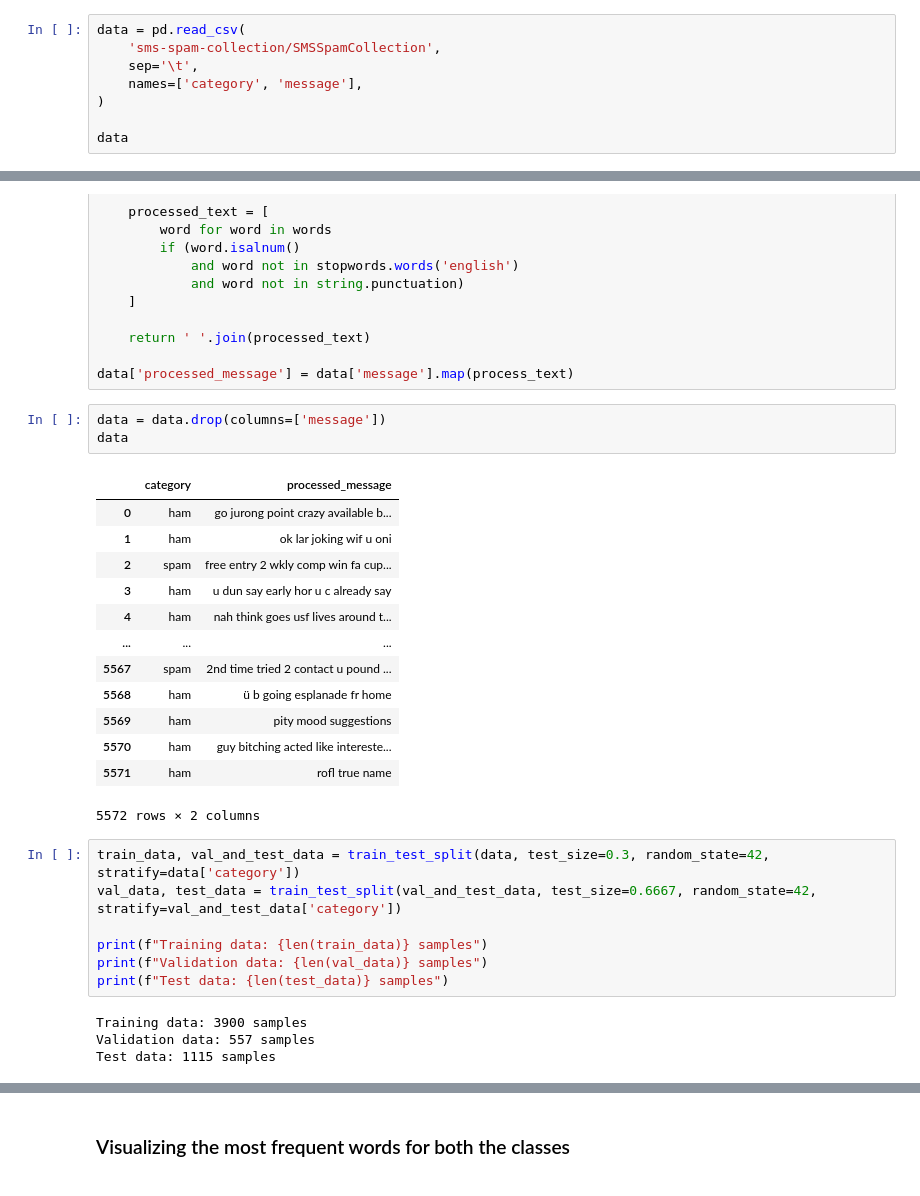
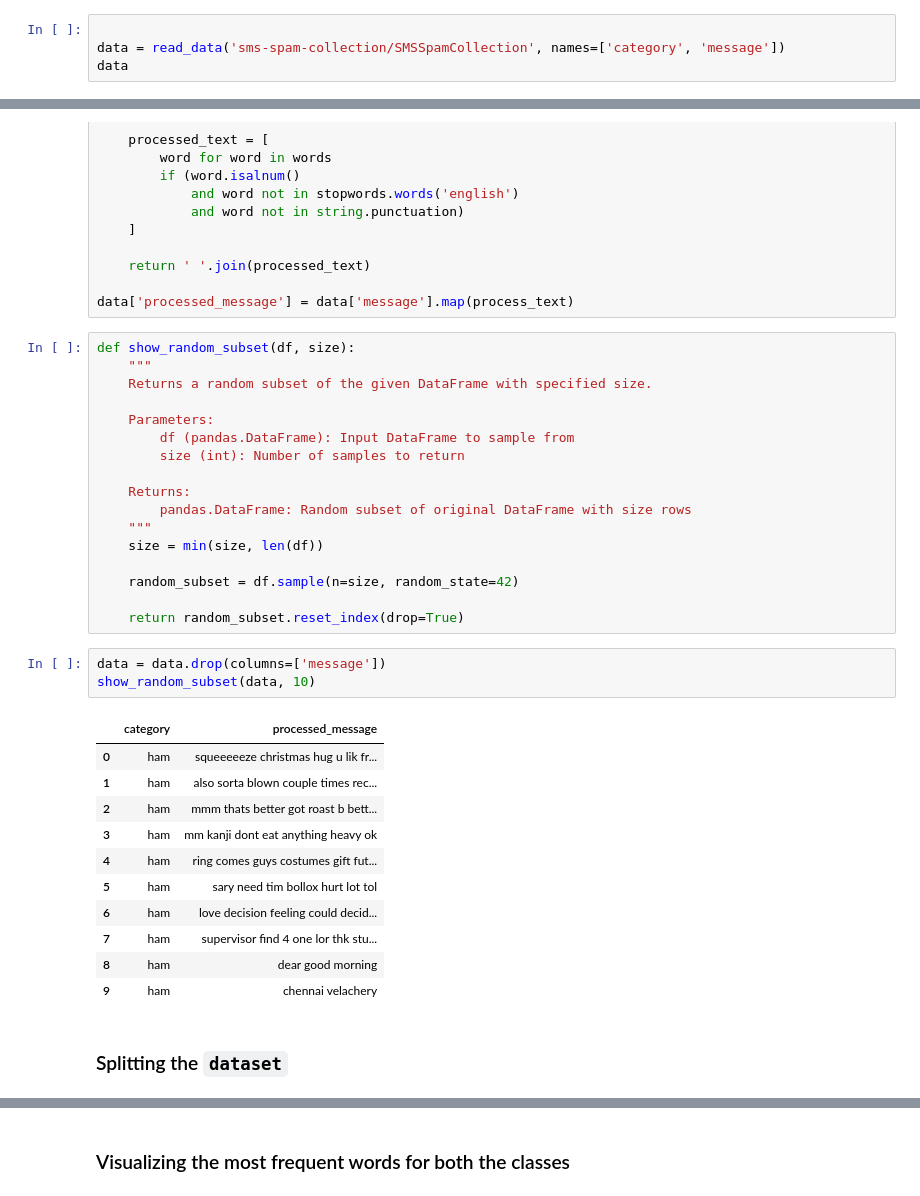
Before and after one commit to Aritra8438/AppliedMachineLearning, a Jupyter notebook: Assignment 1/prepare.ipynb, the cells around one changed output, grey strips where cells are left out. Drawn from its saved outputs; the diff is of its cells as text.

```diff
--- a/Assignment 1/prepare.ipynb
+++ b/Assignment 1/prepare.ipynb
@@ -51,10 +72,6 @@ True
 # %%
-data = pd.read_csv(
-    'sms-spam-collection/SMSSpamCollection',
-    sep='\t',
-    names=['category', 'message'],
-)
 
+data = read_data('sms-spam-collection/SMSSpamCollection', names=['category', 'message'])
 data
 # %% [output]
 |  | category | message |
@@ -96,31 +113,37 @@ def process_text(text):
     return ' '.join(processed_text)
 
 data['processed_message'] = data['message'].map(process_text)
+# %%
+def show_random_subset(df, size):
+    """
+    Returns a random subset of the given DataFrame with specified size.
+
+    Parameters:
+        df (pandas.DataFrame): Input DataFrame to sample from
+        size (int): Number of samples to return
+
+    Returns:
+        pandas.DataFrame: Random subset of original DataFrame with size rows
+    """
+    size = min(size, len(df))
+
+    random_subset = df.sample(n=size, random_state=42)
+
+    return random_subset.reset_index(drop=True)
 # %%
 data = data.drop(columns=['message'])
-data
+show_random_subset(data, 10)
 # %% [output]
 |  | category | processed_message |
-| 0 | ham | go jurong point crazy available b... |
-| 1 | ham | ok lar joking wif u oni |
-| 2 | spam | free entry 2 wkly comp win fa cup... |
-| 3 | ham | u dun say early hor u c already say |
-| 4 | ham | nah think goes usf lives around t... |
-| ... | ... | ... |
-| 5567 | spam | 2nd time tried 2 contact u pound ... |
-| 5568 | ham | ü b going esplanade fr home |
-| 5569 | ham | pity mood suggestions |
-| 5570 | ham | guy bitching acted like intereste... |
-| 5571 | ham | rofl true name |
+| 0 | ham | squeeeeeze christmas hug u lik fr... |
+| 1 | ham | also sorta blown couple times rec... |
+| 2 | ham | mmm thats better got roast b bett... |
+| 3 | ham | mm kanji dont eat anything heavy ok |
+| 4 | ham | ring comes guys costumes gift fut... |
+| 5 | ham | sary need tim bollox hurt lot tol |
+| 6 | ham | love decision feeling could decid... |
+| 7 | ham | supervisor find 4 one lor thk stu... |
+| 8 | ham | dear good morning |
+| 9 | ham | chennai velachery |
-5572 rows × 2 columns
-# %%
-train_data, val_and_test_data = train_test_split(data, test_size=0.3, random_state=42, stratify=data['category'])
-val_data, test_data = train_test_split(val_and_test_data, test_size=0.6667, random_state=42, stratify=val_and_test_data['category'])
-
-print(f"Training data: {len(train_data)} samples")
-print(f"Validation data: {len(val_data)} samples")
-print(f"Test data: {len(test_data)} samples")
-# %% [output]
-Training data: 3900 samples
-Validation data: 557 samples
-Test data: 1115 samples
+# %% [markdown]
+### Splitting the `dataset`
```
Also changed, not shown: parts of 4 cells of this notebook, 1 other file.
